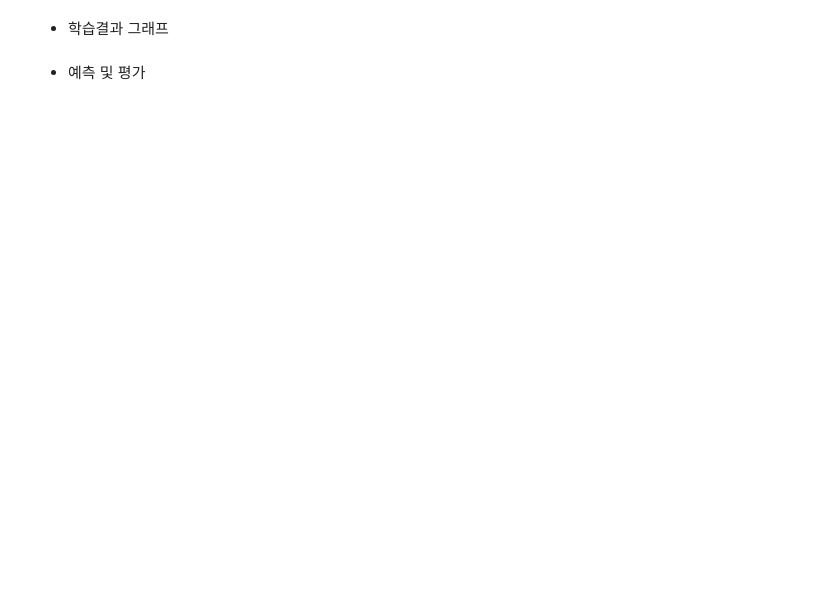
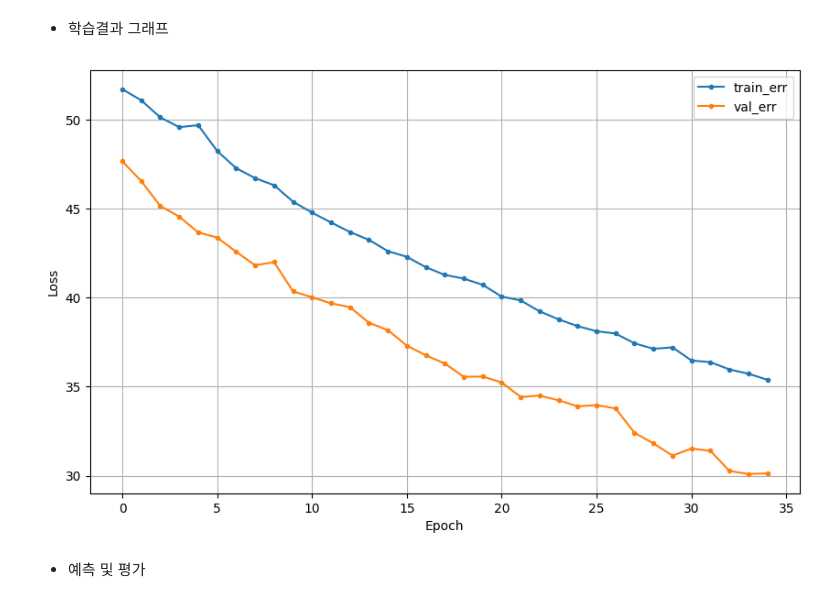
Before and after one commit to kangyoon115/KT_AIVLE, a Jupyter notebook: P8_DeepLearning/딥러닝_실습자료/03과-1 딥러닝1 회귀.ipynb, the cells around one changed output. Cells and saved outputs as stored; diff of their text form; code cells hidden in the pictures; blank space fills up the shorter version.

Commit message:
DeepLearning

```diff
--- a/P8_DeepLearning/딥러닝_실습자료/03과-1 딥러닝1 회귀.ipynb
+++ b/P8_DeepLearning/딥러닝_실습자료/03과-1 딥러닝1 회귀.ipynb
@@ -150,0 +207,10 @@ x_val = scaler.transform(x_val)
+# %%
+#메모리 정리
+clear_session()
+
+# Sequential 타입 모델 선언
+model=Sequential( [Input(shape=(nfeatures, )),
+                   Dense(1)])
+
+# 모델 요약
+model.summary()
@@ -151,4 +227,8 @@ x_val = scaler.transform(x_val)
 # %% [markdown]
 * compile
+# %%
+model.compile(optimizer=Adam(learning_rate=0.1),loss='mse')
 # %% [markdown]
 * 학습
+# %%
+result=model.fit(x_train,y_train, epochs = 35, validation_split=0.2).history
@@ -155,4 +253,20 @@ x_val = scaler.transform(x_val)
 # %% [markdown]
 * 학습결과 그래프
+# %%
+# 함수로 만들어서 사용합시다.
+def dl_history_plot(history):
+    plt.figure(figsize=(10,6))
+    plt.plot(history['loss'], label='train_err', marker = '.')
+    plt.plot(history['val_loss'], label='val_err', marker = '.')
+
+    plt.ylabel('Loss')
+    plt.xlabel('Epoch')
+    plt.legend()
+    plt.grid()
+    plt.show()
+# %%
+dl_history_plot(result)
+# %% [output]
+[figure, added]
 # %% [markdown]
 * 예측 및 평가
```
Also changed, not shown: parts of 31 cells of this notebook, 7 other files.
